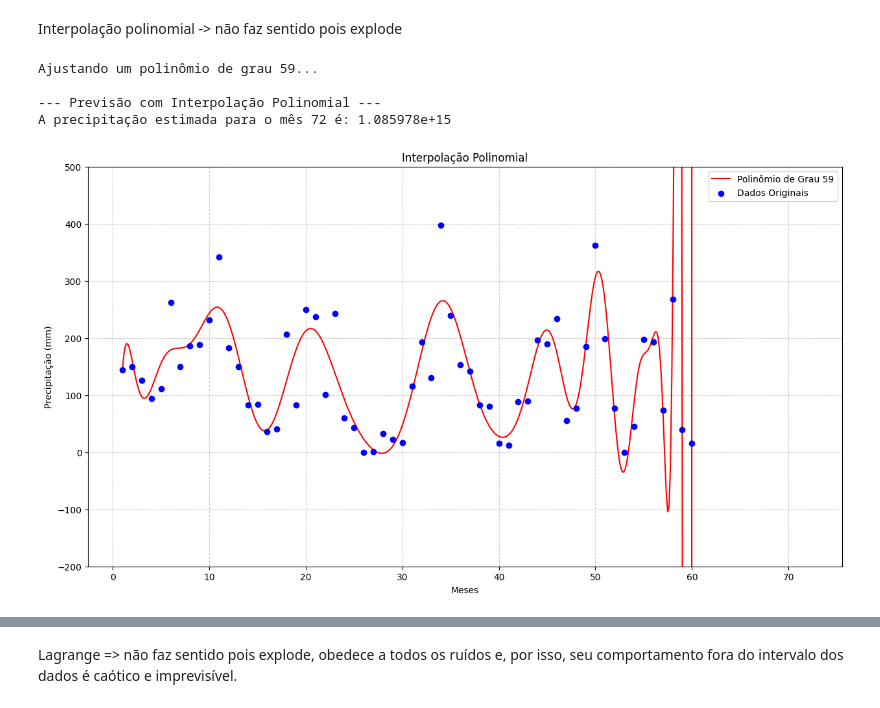
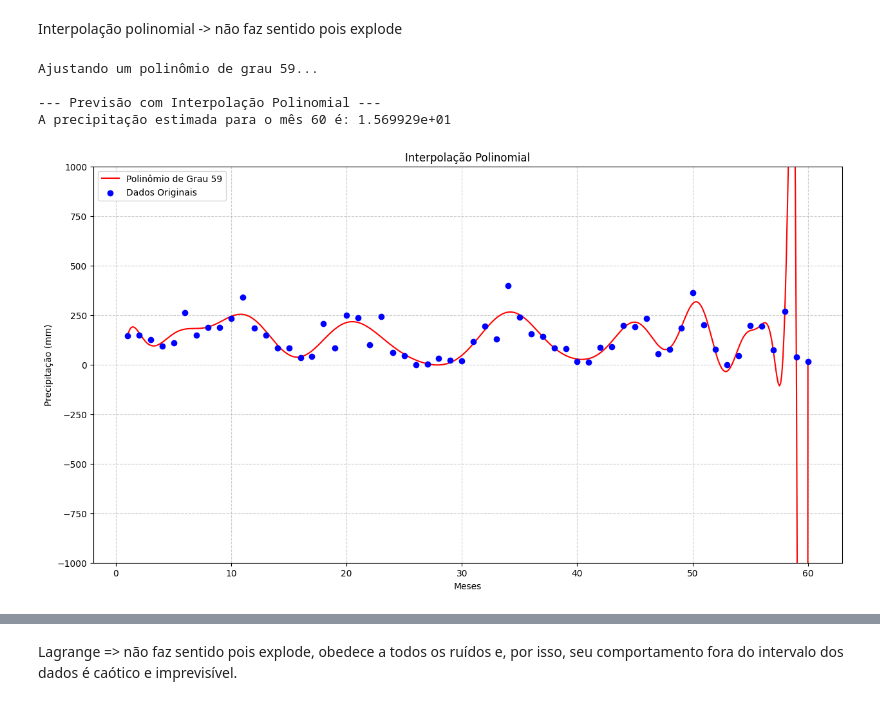
Before and after one commit to asegnibo/Calculo_Numerico, a Jupyter notebook: modelo_trigonometrico.ipynb, the cells around one changed output, grey strips where cells are left out. Drawn from its saved outputs; the diff is of its cells as text; code cells hidden in the pictures.

```diff
--- a/modelo_trigonometrico.ipynb
+++ b/modelo_trigonometrico.ipynb
@@ -178,36 +188,36 @@ coeficientes = np.polyfit(x_dados, y_dados, grau_polinomio)
 polinomio_interpolador = np.poly1d(coeficientes)
 
 # 3. Calcular a previsão para o mês 72
-mes_futuro = 72
+mes_futuro = 60
 precipitacao_prevista = polinomio_interpolador(mes_futuro)
 
 print(f"\n--- Previsão com Interpolação Polinomial ---")
 print(f"A precipitação estimada para o mês {mes_futuro} é: {precipitacao_prevista:e}") # Usando notação científica
 
 # --- Visualização ---
 plt.figure(figsize=(15, 8))
 
 # Plotar a curva interpolada
-x_curva = np.linspace(1, 72, 500)
+x_curva = np.linspace(1, 60, 600)
 y_curva = polinomio_interpolador(x_curva)
 plt.plot(x_curva, y_curva, label=f'Polinômio de Grau {grau_polinomio}', color='red')
 
 # Plotar os dados originais
 plt.scatter(x_dados, y_dados, label='Dados Originais', color='blue', zorder=5)
 
 plt.title('Interpolação Polinomial')
 plt.xlabel('Meses')
 plt.ylabel('Precipitação (mm)')
 plt.grid(True, linestyle='--', alpha=0.6)
 
 # ATENÇÃO: Vamos limitar o eixo Y para podermos ver os dados originais.
 # A curva polinomial "explode" para valores muito altos/baixos.
-plt.ylim(-200, 500) # Ajuste este limite para conseguir ver a curva vs. os pontos
+plt.ylim(-1000, 1000) # Ajuste este limite para conseguir ver a curva vs. os pontos
 plt.legend()
 plt.show()
 # %% [output]
 Ajustando um polinômio de grau 59...
 
 --- Previsão com Interpolação Polinomial ---
-A precipitação estimada para o mês 72 é: 1.085978e+15
+A precipitação estimada para o mês 60 é: 1.569929e+01
-[figure, old version]
+[figure, new version]
```
Also changed, not shown: parts of 6 cells of this notebook.
